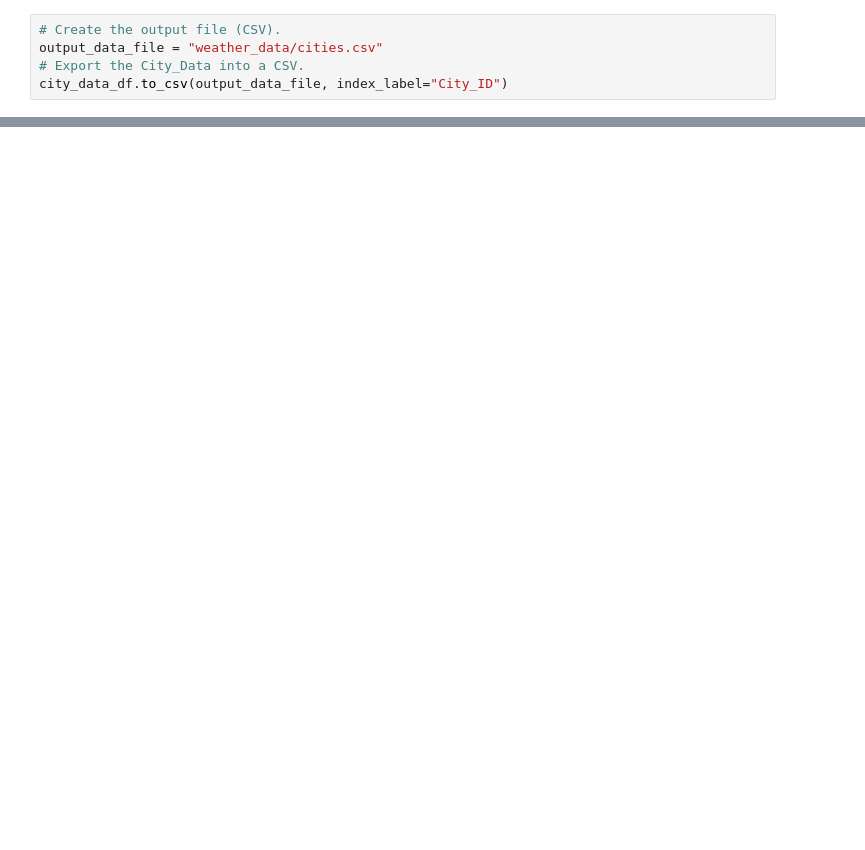
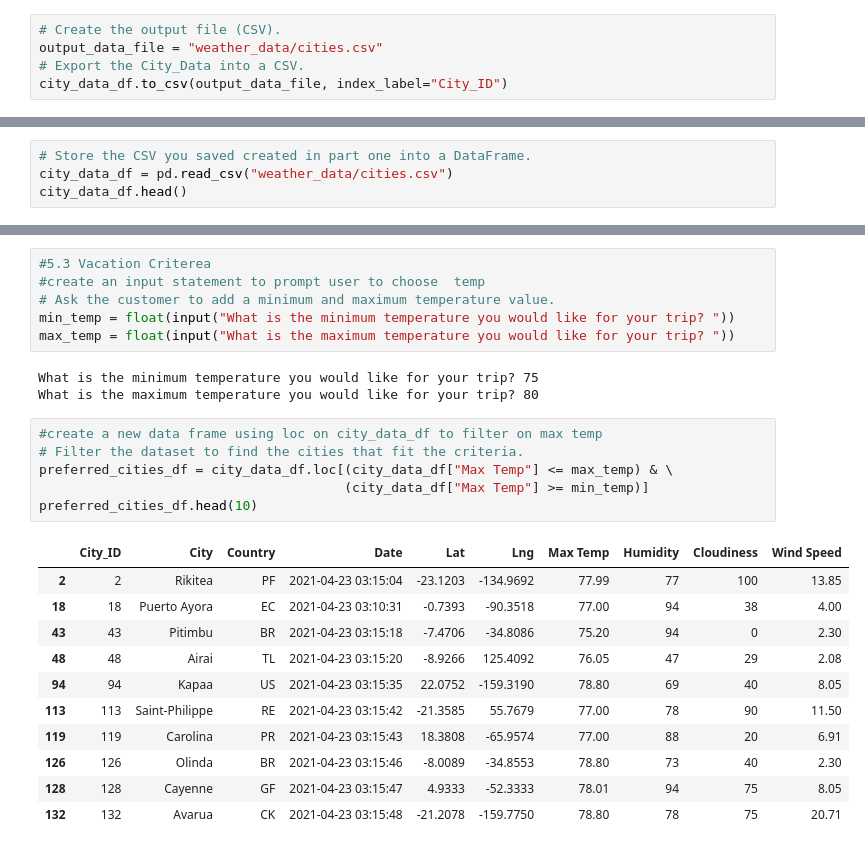
Before and after one commit to dixie-chick/World_Weather_Analysis, a Jupyter notebook: WeatherPy.ipynb, the cells around one changed output, grey strips where cells are left out. Cells and saved outputs as stored; diff of their text form; blank space fills up the shorter version.

```diff
--- a/WeatherPy.ipynb
+++ b/WeatherPy.ipynb
@@ -197,0 +367,4 @@ city_data_df.to_csv(output_data_file, index_label="City_ID")
+# %%
+# Store the CSV you saved created in part one into a DataFrame.
+city_data_df = pd.read_csv("weather_data/cities.csv")
+city_data_df.head()
@@ -197,0 +489,27 @@ city_data_df.to_csv(output_data_file, index_label="City_ID")
+# %%
+#5.3 Vacation Criterea
+#create an input statement to prompt user to choose  temp
+# Ask the customer to add a minimum and maximum temperature value.
+min_temp = float(input("What is the minimum temperature you would like for your trip? "))
+max_temp = float(input("What is the maximum temperature you would like for your trip? "))
+# %% [output]
+What is the minimum temperature you would like for your trip? 75
+What is the maximum temperature you would like for your trip? 80
+# %%
+#create a new data frame using loc on city_data_df to filter on max temp
+# Filter the dataset to find the cities that fit the criteria.
+preferred_cities_df = city_data_df.loc[(city_data_df["Max Temp"] <= max_temp) & \
+                                       (city_data_df["Max Temp"] >= min_temp)]
+preferred_cities_df.head(10)
+# %% [output]
+|  | City_ID | City | Country | Date | Lat | Lng | Max Temp | Humidity | Cloudiness | Wind Speed |
+| 2 | 2 | Rikitea | PF | 2021-04-23 03:15:04 | -23.1203 | -134.9692 | 77.99 | 77 | 100 | 13.85 |
+| 18 | 18 | Puerto Ayora | EC | 2021-04-23 03:10:31 | -0.7393 | -90.3518 | 77.00 | 94 | 38 | 4.00 |
+| 43 | 43 | Pitimbu | BR | 2021-04-23 03:15:18 | -7.4706 | -34.8086 | 75.20 | 94 | 0 | 2.30 |
+| 48 | 48 | Airai | TL | 2021-04-23 03:15:20 | -8.9266 | 125.4092 | 76.05 | 47 | 29 | 2.08 |
+| 94 | 94 | Kapaa | US | 2021-04-23 03:15:35 | 22.0752 | -159.3190 | 78.80 | 69 | 40 | 8.05 |
+| 113 | 113 | Saint-Philippe | RE | 2021-04-23 03:15:42 | -21.3585 | 55.7679 | 77.00 | 78 | 90 | 11.50 |
+| 119 | 119 | Carolina | PR | 2021-04-23 03:15:43 | 18.3808 | -65.9574 | 77.00 | 88 | 20 | 6.91 |
+| 126 | 126 | Olinda | BR | 2021-04-23 03:15:46 | -8.0089 | -34.8553 | 78.80 | 73 | 40 | 2.30 |
+| 128 | 128 | Cayenne | GF | 2021-04-23 03:15:47 | 4.9333 | -52.3333 | 78.01 | 94 | 75 | 8.05 |
+| 132 | 132 | Avarua | CK | 2021-04-23 03:15:48 | -21.2078 | -159.7750 | 78.80 | 78 | 75 | 20.71 |
```
Also changed, not shown: parts of 66 cells of this notebook, 17 other files.
